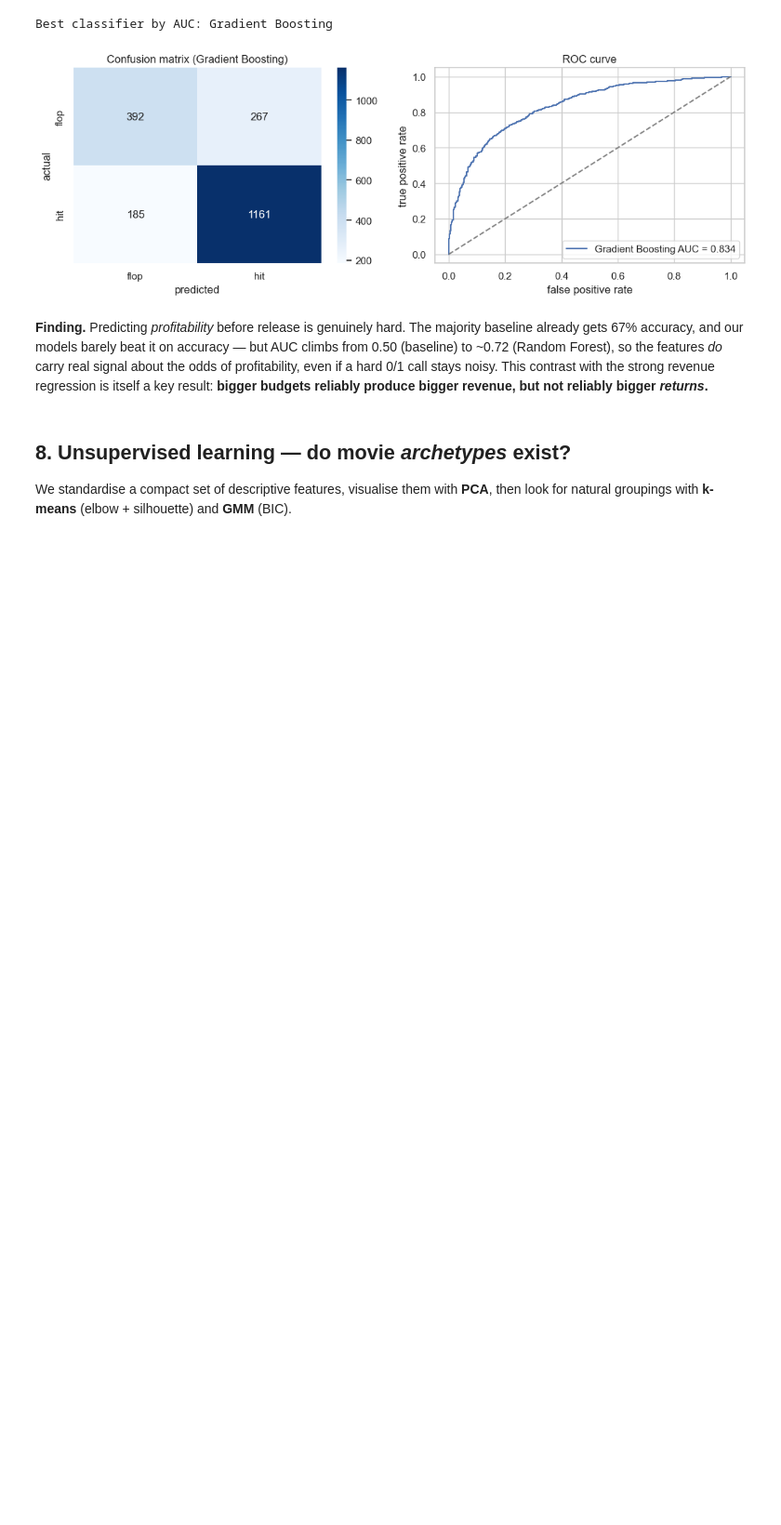
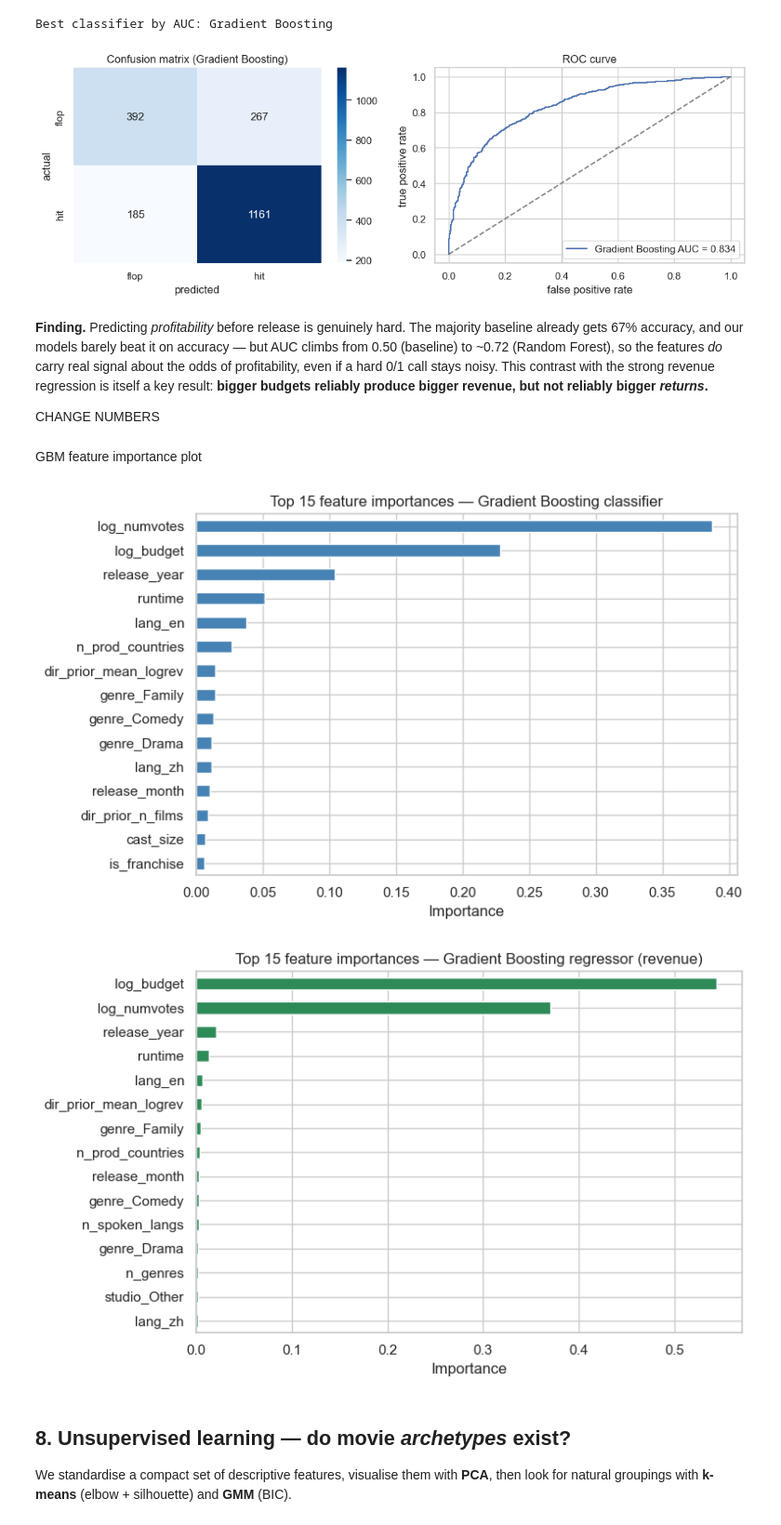
Before and after one commit to KeanuVentura/filmforecast, a Jupyter notebook: dsc148_project_revised.ipynb, the cells around one changed output. Shown at 93% size. Saved outputs shown, nothing was run; the diff lists cells and outputs as text; code cells hidden in the pictures; blank space fills up the shorter version.

```diff
--- a/dsc148_project_revised.ipynb
+++ b/dsc148_project_revised.ipynb
@@ -741,6 +732,29 @@ climbs from 0.50 (baseline) to ~0.72 (Random Forest), so the features *do* carry
 signal about the odds of profitability, even if a hard 0/1 call stays noisy. This contrast
 with the strong revenue regression is itself a key result: **bigger budgets reliably
 produce bigger revenue, but not reliably bigger *returns*.**
+
+CHANGE NUMBERS
+# %% [markdown]
+GBM feature importance plot
+# %%
+importances = pd.Series(gbc.best_estimator_.feature_importances_, index=X.columns)
+top_imp = importances.sort_values(ascending=False).head(15)
+
+plt.figure(figsize=(8, 5))
+top_imp.iloc[::-1].plot(kind='barh', color='steelblue')
+plt.title('Top 15 feature importances — Gradient Boosting classifier')
+plt.xlabel('Importance'); plt.tight_layout(); plt.show()
+
+importances_reg = pd.Series(gbr.best_estimator_.feature_importances_, index=X.columns)
+top_imp_reg = importances_reg.sort_values(ascending=False).head(15)
+
+plt.figure(figsize=(8, 5))
+top_imp_reg.iloc[::-1].plot(kind='barh', color='seagreen')
+plt.title('Top 15 feature importances — Gradient Boosting regressor (revenue)')
+plt.xlabel('Importance'); plt.tight_layout(); plt.show()
+# %% [output]
+[figure, added]
+[figure, added]
 # %% [markdown]
 ## 8. Unsupervised learning — do movie *archetypes* exist?
 
```
Also changed, not shown: parts of 9 cells of this notebook.
